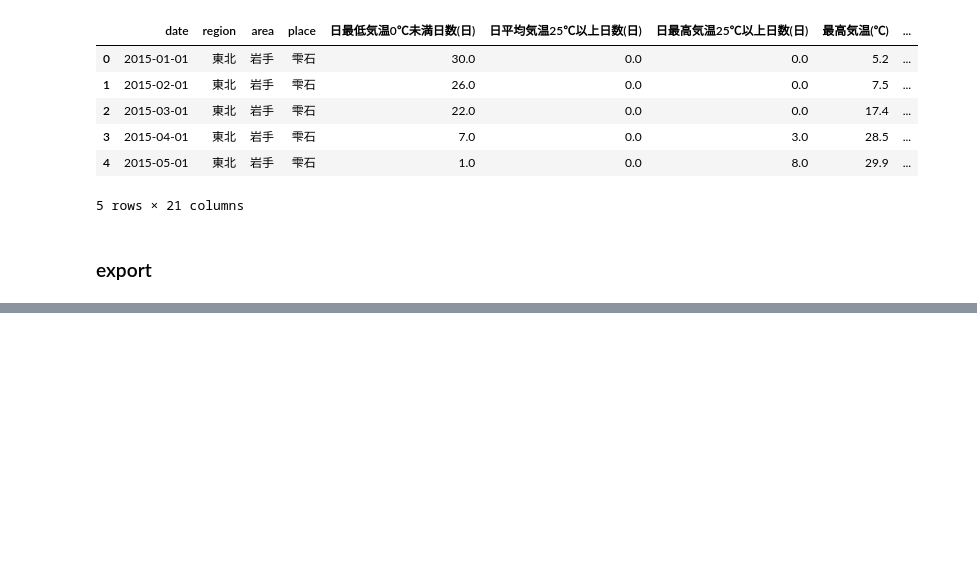
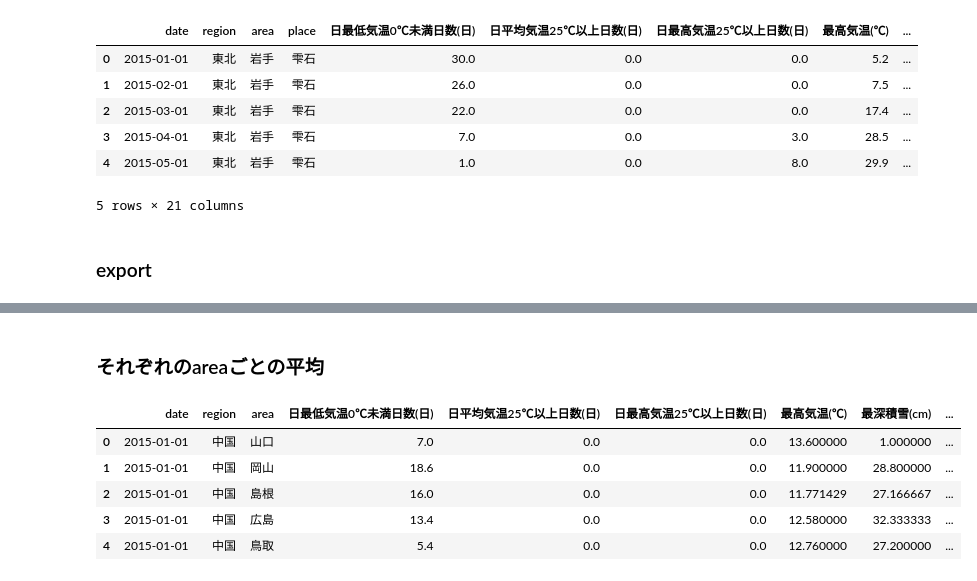
Before and after one commit to ryosuzaki/probspace, a Jupyter notebook: 野菜取引価格の予測/data_cleaning.ipynb, the cells around one changed output, grey strips where cells are left out. Saved outputs shown, nothing was run; the diff lists cells and outputs as text; code cells hidden in the pictures; blank space fills up the shorter version.

```diff
--- a/野菜取引価格の予測/data_cleaning.ipynb
+++ b/野菜取引価格の予測/data_cleaning.ipynb
@@ -272,0 +290,12 @@ weather_df.to_csv(this_dir+"/data/weather_df.csv")
+# %% [markdown]
+### それぞれのareaごとの平均
+# %%
+each_area_weather_df=weather_df.groupby(['date', 'region','area'], as_index=False).mean()
+each_area_weather_df.head()
+# %% [output]
+|  | date | region | area | 日最低気温0℃未満日数(日) | 日平均気温25℃以上日数(日) | 日最高気温25℃以上日数(日) | 最高気温(℃) | 最深積雪(cm) | ... |
+| 0 | 2015-01-01 | 中国 | 山口 | 7.0 | 0.0 | 0.0 | 13.600000 | 1.000000 | ... |
+| 1 | 2015-01-01 | 中国 | 岡山 | 18.6 | 0.0 | 0.0 | 11.900000 | 28.800000 | ... |
+| 2 | 2015-01-01 | 中国 | 島根 | 16.0 | 0.0 | 0.0 | 11.771429 | 27.166667 | ... |
+| 3 | 2015-01-01 | 中国 | 広島 | 13.4 | 0.0 | 0.0 | 12.580000 | 32.333333 | ... |
+| 4 | 2015-01-01 | 中国 | 鳥取 | 5.4 | 0.0 | 0.0 | 12.760000 | 27.200000 | ... |
```
Also changed, not shown: parts of 5 cells of this notebook, 2 other files.
